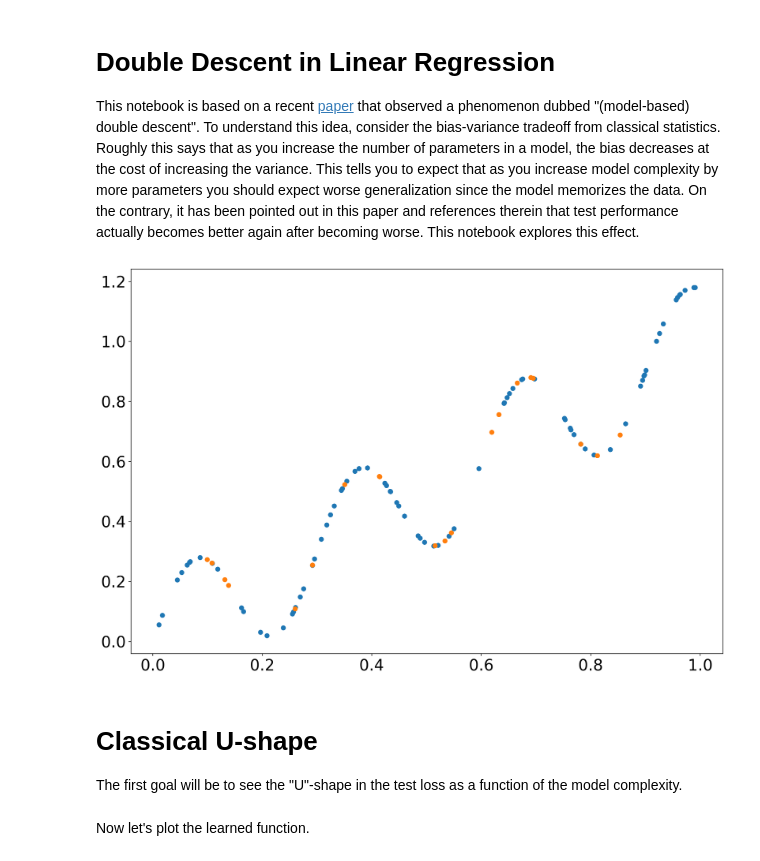
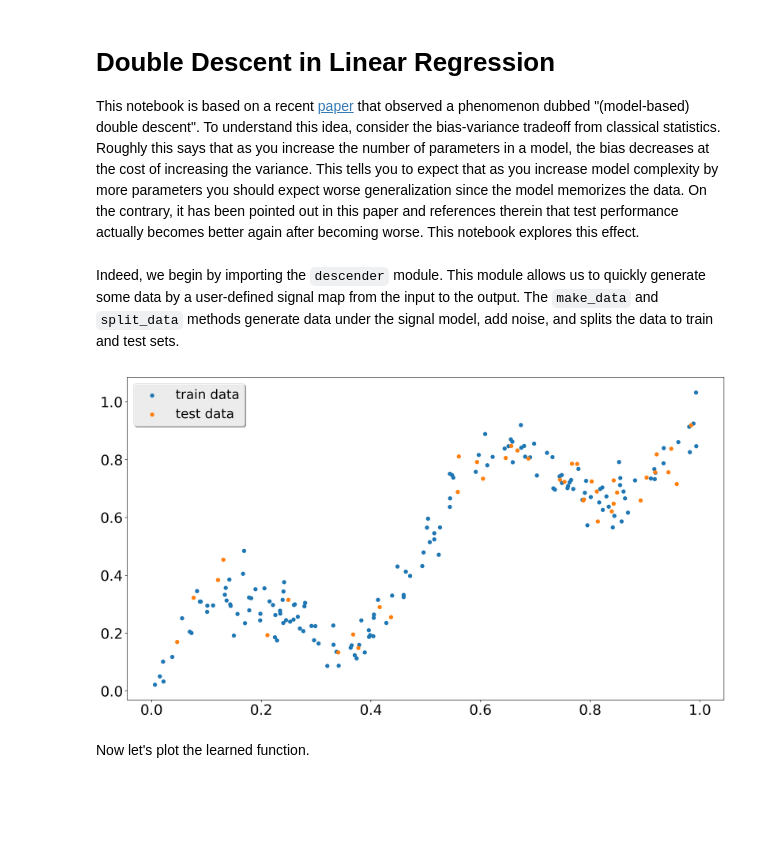
Before and after one commit to mattlukac/double-descent, a Jupyter notebook: matt_double_descent.ipynb, the cells around one changed output. Cells and saved outputs as stored; diff of their text form; code cells hidden in the pictures; blank space fills up the shorter version.

Commit message:
descender class

```diff
--- a/matt_double_descent.ipynb
+++ b/matt_double_descent.ipynb
@@ -16,18 +16,3 @@ On the contrary, it has been pointed out in this paper
 and references therein that test performance actually
 becomes better again after becoming worse.
 This notebook explores this effect.
-# %%
-# basics
-import numpy as np
-import matplotlib.pyplot as plt
-plt.rcParams.update({'font.size' : 22,
-                     'figure.figsize' : (15,10),
-                     'figure.dpi' : 150})
-
-# train/test split
-from sklearn.model_selection import train_test_split
-
-# tensorflow
-from tensorflow.random import set_seed
-from tensorflow.keras import Model
-from tensorflow.keras.layers import *
@@ -56,12 +18,0 @@ test_data = (x_test, y_test)
-# %%
-fig, ax = plt.subplots()
-ax.scatter(train_data[0], train_data[1])
-ax.scatter(test_data[0], test_data[1])
-plt.show()
-plt.close()
-# %% [output]
-[figure, removed]
-# %% [markdown]
-# Classical U-shape
-
-The first goal will be to see the "U"-shape in the test loss as a function of the model complexity.
@@ -89,0 +19,8 @@ def train(train_data, test_data, hidden_units, epochs, verbose=False):
+# %% [markdown]
+Indeed, we begin by importing the `descender`
+module. This module allows us to quickly
+generate some data by a user-defined signal
+map from the input to the output.
+The `make_data` and `split_data` methods
+generate data under the signal model, add noise,
+and splits the data to train and test sets.
@@ -90,2 +30,16 @@ def train(train_data, test_data, hidden_units, epochs, verbose=False):
+# %%
+x = np.random.uniform(0, 1, 200)
+x = np.sort(x)
+def sinusoid(x):
+    period = 0.5
+    return np.sin(2 * np.pi * x / period) / 5 + x
+sigma = 0.05
+
+dd = Descender(x, sinusoid, sigma)
+
+fig, ax = plt.subplots()
+dd.plot_data(ax)
+# %% [output]
+[figure, added]
 # %% [markdown]
 Now let's plot the learned function.
```
Also changed, not shown: parts of 11 cells of this notebook, 2 other files.
